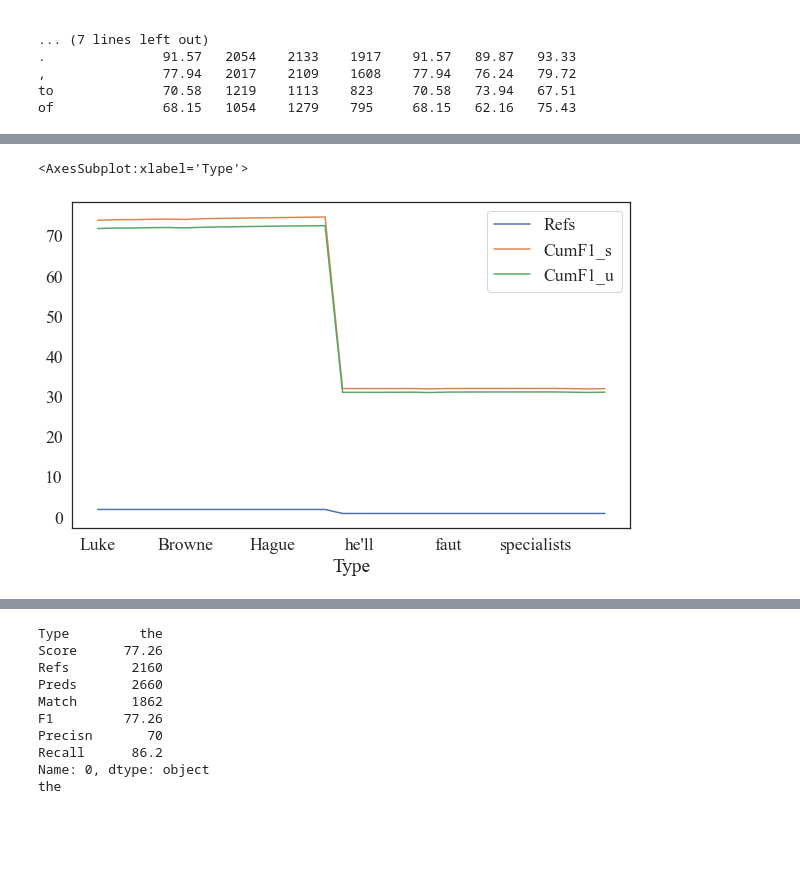
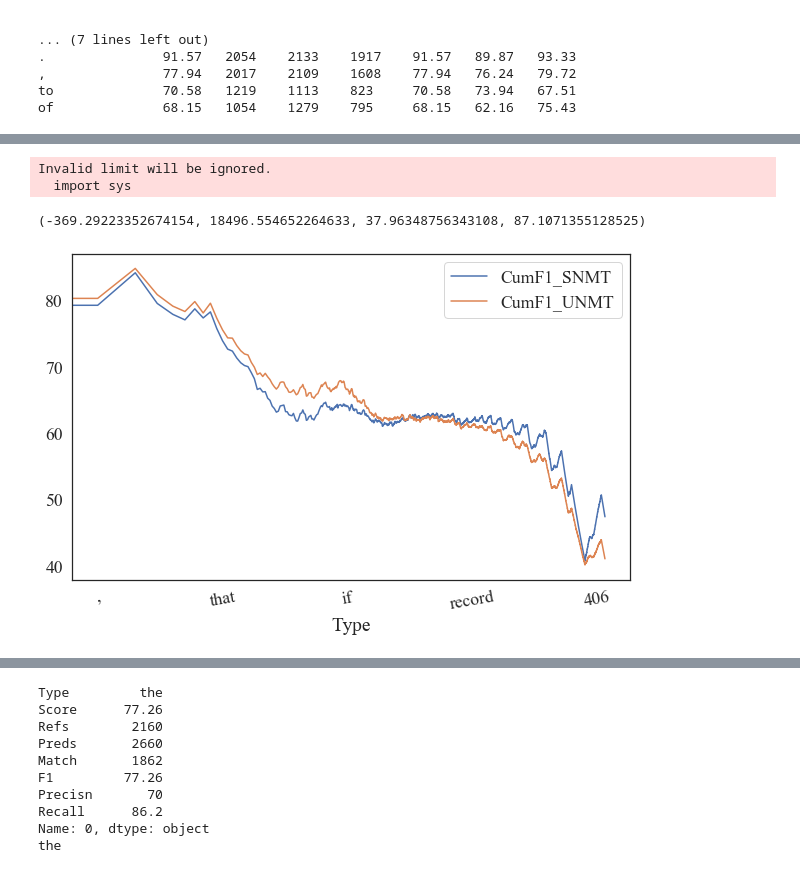
Before and after one commit to thammegowda/007-mt-eval-macro, a Jupyter notebook: snmt-vs-unmt/type-performance-viz.ipynb, the cells around one changed output, grey strips where cells are left out. Drawn from its saved outputs; the diff is of its cells as text; code cells hidden in the pictures; blank space fills up the shorter version.

```diff
--- a/snmt-vs-unmt/type-performance-viz.ipynb
+++ b/snmt-vs-unmt/type-performance-viz.ipynb
@@ -118,9 +103,11 @@ plt.axis((x0 - margin_x, x1, y0, y1))
 # %%
 # Refs column is same; drop the dupe
-combo = snmt.merge(right=unmt.drop(columns=['Refs']), on='Type', how='inner', suffixes=('_s', '_u'))
-combo = combo.sort_values(by=['Refs'], ascending=False).reindex()
+combo = snmt.merge(right=unmt.drop(columns=['Refs']), on='Type', how='inner', suffixes=('_SNMT', '_UNMT'))
+combo = combo.sort_values(by=['Refs'], ascending=False).reset_index(drop=True)
+#combo['myindex'] =  pd.Series(range(1, len(combo) +1))
+#combo.set_index('my_index')
 for inp, out in  [('F1', 'CumF1'), ('Precisn', 'CumP'), ('Recall', 'CumR')]:
-    for suff in ['_s', '_u']:
-        combo[f'{out}{suff}'] = combo[f'{inp}{suff}'].cumsum() / pd.Series(range(1, len(combo)+1))
+    for suff in ['_SNMT', '_UNMT']:
+        combo[f'{out}{suff}'] = combo[f'{inp}{suff}'].cumsum() / (1+combo.index)
 combo
 # %% [output]
@@ -140,8 +127,13 @@ combo
 # %%
 sns.set(font="Times New Roman", style='white',font_scale=1.6)
-combo[3820:3850].plot(x='Type', y=['Refs', 'CumF1_s', 'CumF1_u'], logy=False, figsize=(10, 6), kind='line')
-#'CumR_s', 'CumR_u'
-#ylim=(0,100),
+#combo[3460:3480].plot(x='Type', y=['Refs', 'CumF1_s', 'CumF1_u'], logy=False, figsize=(10, 6), kind='line')
+combo[:].plot(x='Type', y=['CumF1_SNMT', 'CumF1_UNMT'], logx=True, figsize=(10, 6), kind='line')
+x0, x1, y0, y1 = plt.axis()
+margin_x = 0.02 * (x1- x0)
+plt.xticks(rotation=10)
+plt.axis((x0 - margin_x, x1, y0, y1))
 # %% [output]
-<AxesSubplot:xlabel='Type'>
+Invalid limit will be ignored.
+  import sys
+(-369.29223352674154, 18496.554652264633, 37.96348756343108, 87.1071355128525)
-[figure, old version]
+[figure, new version]
```
Also changed, not shown: parts of 10 cells of this notebook, 4 other files.
